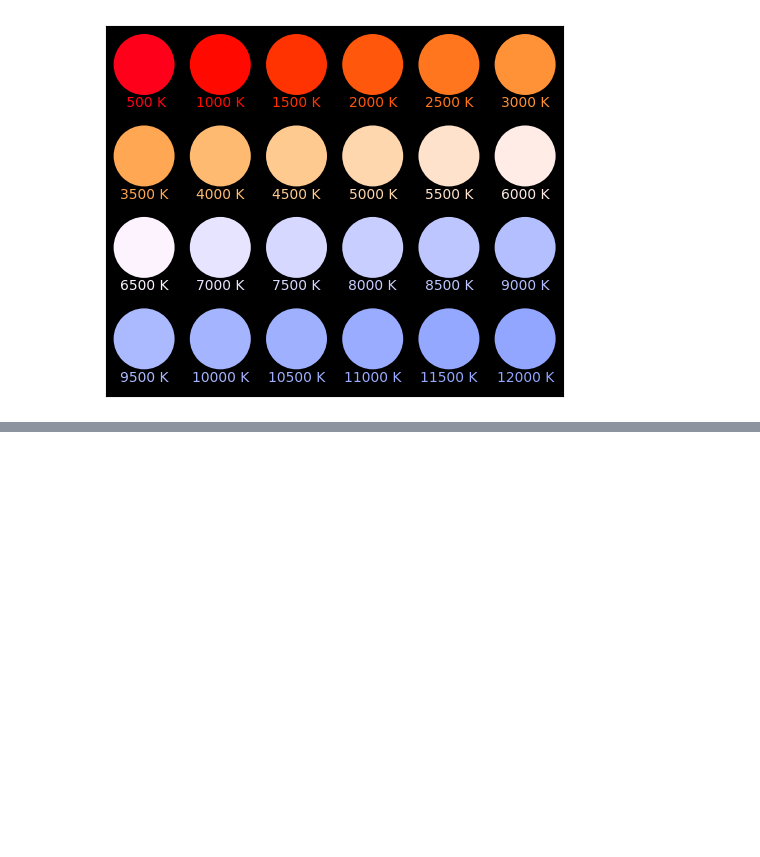
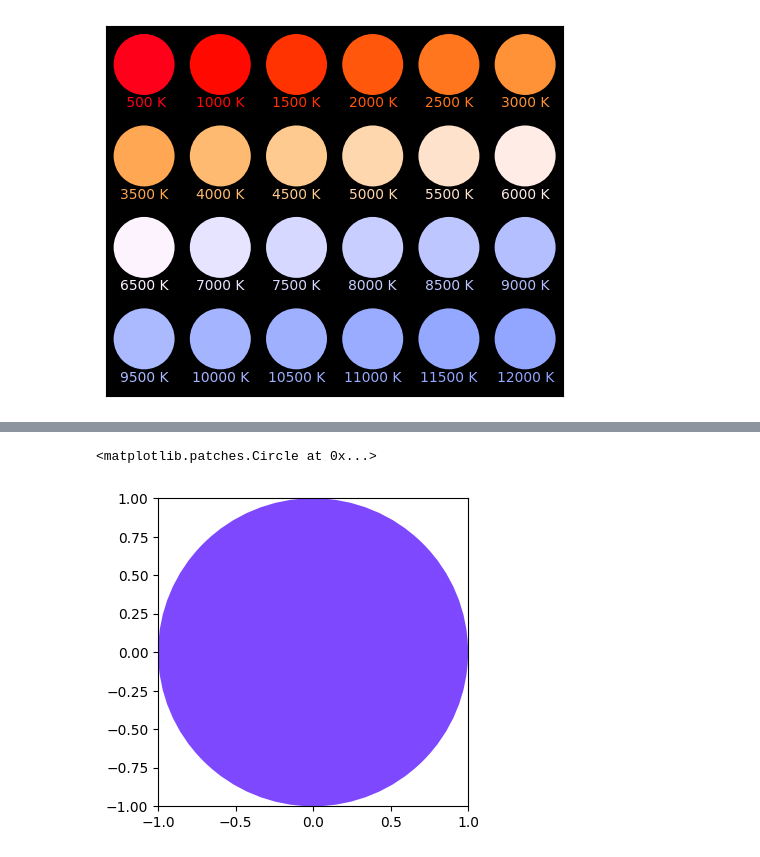
Before and after one commit to bcheung2001/sunlamp, a Jupyter notebook: spectra_to_rgb.ipynb, the cells around one changed output, grey strips where cells are left out. Cells and saved outputs as stored; diff of their text form; code cells hidden in the pictures; blank space fills up the shorter version.

```diff
--- a/spectra_to_rgb.ipynb
+++ b/spectra_to_rgb.ipynb
@@ -79,0 +106,23 @@ indices = np.digitize(spec_fine[:,0], lam)
+# %%
+# wavelengths defined in the color matching function
+lam = np.arange(380., 781., 5)
+
+# re-bin to match the color matching function
+indices = np.digitize(spec_fine[:,0], lam)
+
+mean_spec = np.zeros(len(lam))
+for i in range(1,len(lam)):
+    cond = np.where(indices==i)
+    mean_spec[i-1] = np.nanmean(spec_norm[cond])
+
+html_rgb = cs.spec_to_rgb(mean_spec, out_fmt='html')
+
+fig,ax = plt.subplots(figsize=(4,4))
+
+circle = Circle(xy=(0,0), radius=1, fc=html_rgb)
+ax.set_xlim(-1,1)
+ax.set_ylim(-1,1)
+ax.add_patch(circle)
+# %% [output]
+<matplotlib.patches.Circle at 0x...>
+[figure, added]
```
Also changed, not shown: parts of 7 cells of this notebook.
